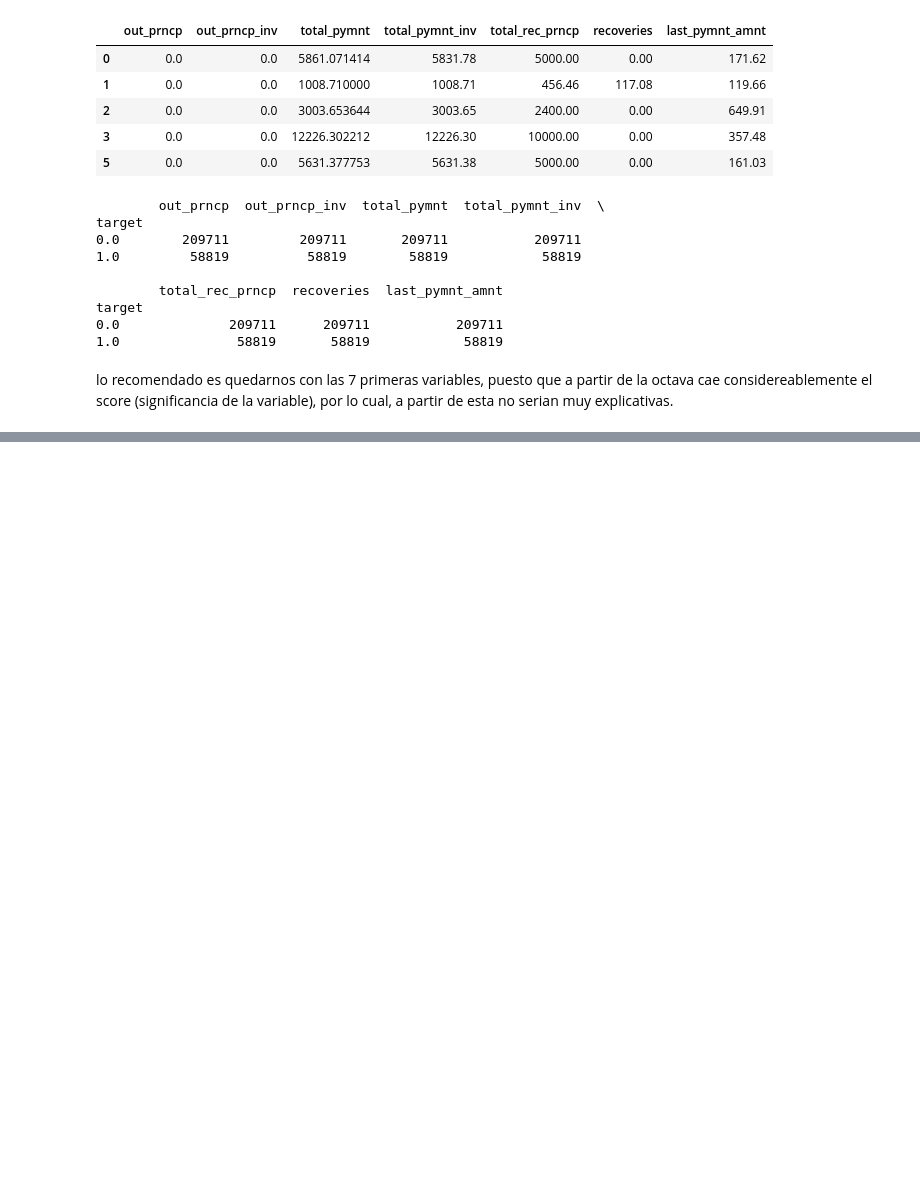
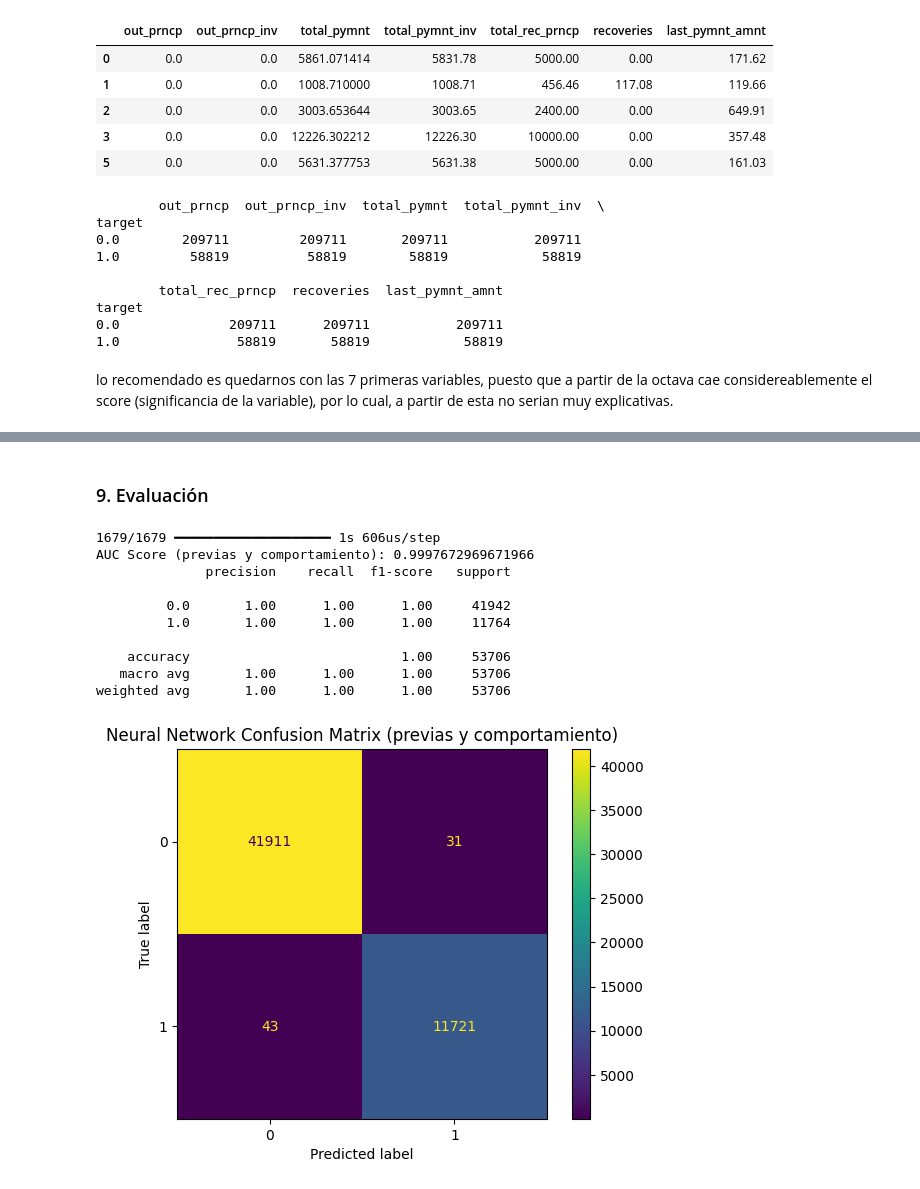
Before and after one commit to andresaris1/bio---copia, a Jupyter notebook: modelo.ipynb, the cells around one changed output, grey strips where cells are left out. Cells and saved outputs as stored; diff of their text form; code cells hidden in the pictures; blank space fills up the shorter version.

Commit message:
nuevo modelo

```diff
--- a/modelo.ipynb
+++ b/modelo.ipynb
@@ -453,0 +532,31 @@ WARNING:absl:You are saving your model as an HDF5 file via `model.save()` or `ke
+# %%
+from tensorflow import keras
+from tensorflow.keras import layers
+
+model = keras.Sequential([
+    layers.Dense(64, activation='relu', input_shape=(X_train_scaled.shape[1],)),
+    layers.Dropout(0.3),
+    layers.Dense(32, activation='relu'),
+    layers.Dropout(0.2),
+    layers.Dense(16, activation='relu'),
+    layers.Dropout(0.1),
+    layers.Dense(1, activation='sigmoid')
+])
+model.compile(
+    optimizer='adam',
+    loss='binary_crossentropy',
+    metrics=['accuracy', keras.metrics.AUC()]
+)
+early_stopping = keras.callbacks.EarlyStopping(
+    monitor='val_loss',
+    patience=5,
+    restore_best_weights=True
+)
+history = model.fit(
+    X_train_scaled, y_train,
+    epochs=50,
+    batch_size=256,
+    validation_split=0.2,
+    callbacks=[early_stopping],
+    verbose=1
+)
@@ -453,0 +582,27 @@ WARNING:absl:You are saving your model as an HDF5 file via `model.save()` or `ke
+# %% [markdown]
+### 9. Evaluación
+# %%
+from sklearn.metrics import roc_auc_score, classification_report, confusion_matrix, ConfusionMatrixDisplay
+import matplotlib.pyplot as plt
+
+y_pred_prob = model.predict(X_test_scaled)
+y_pred_classes = (y_pred_prob > 0.5).astype(int)
+print("AUC Score (previas y comportamiento):", roc_auc_score(y_test, y_pred_prob))
+print(classification_report(y_test, y_pred_classes))
+cm = confusion_matrix(y_test, y_pred_classes)
+disp = ConfusionMatrixDisplay(confusion_matrix=cm)
+disp.plot()
+plt.title('Neural Network Confusion Matrix (previas y comportamiento)')
+plt.show()
+# %% [output]
+1679/1679 ━━━━━━━━━━━━━━━━━━━━ 1s 606us/step
+AUC Score (previas y comportamiento): 0.9997672969671966
+              precision    recall  f1-score   support
+
+         0.0       1.00      1.00      1.00     41942
+         1.0       1.00      1.00      1.00     11764
+
+    accuracy                           1.00     53706
+   macro avg       1.00      1.00      1.00     53706
+weighted avg       1.00      1.00      1.00     53706
+[figure, added]
```
Also changed, not shown: parts of 28 cells of this notebook, 4 other files.
